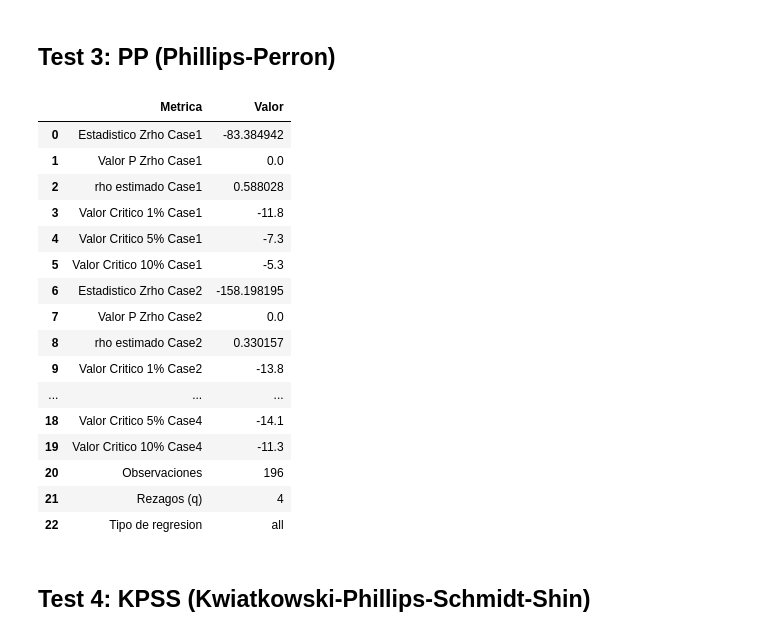
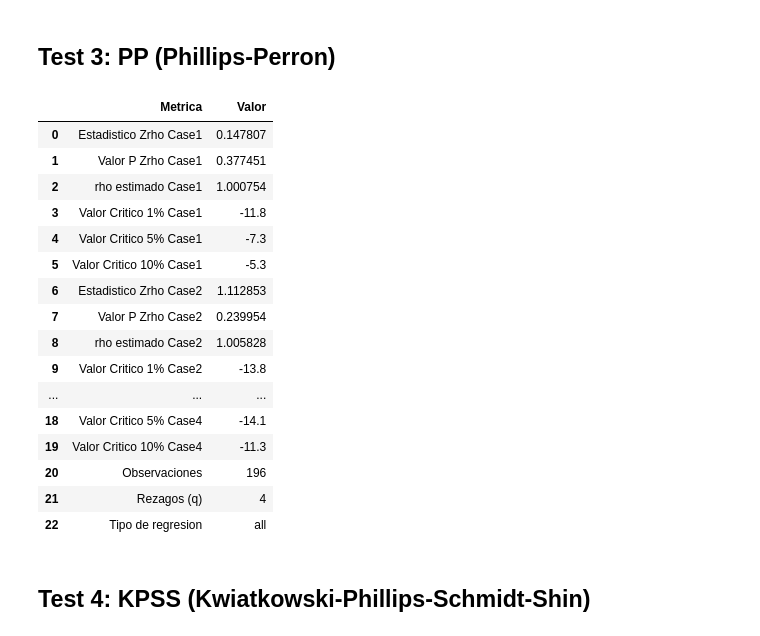
Before and after one commit to ensta630team/Homeworks, a Jupyter notebook: presentation/notebooks/hw_3/pregunta.ipynb, the cells around one changed output. Drawn from its saved outputs; the diff is of its cells as text; code cells hidden in the pictures.

```diff
--- a/presentation/notebooks/hw_3/pregunta.ipynb
+++ b/presentation/notebooks/hw_3/pregunta.ipynb
@@ -67,18 +67,18 @@ Test ADF
 # %% [markdown]
 ## Test 3: PP (Phillips-Perron)
 # %%
-testmodule.test_pp(dataset['dtp'])
+testmodule.test_pp(dataset['p'])
 # %% [output]
 |  | Metrica | Valor |
-| 0 | Estadistico Zrho Case1 | -83.384942 |
-| 1 | Valor P Zrho Case1 | 0.0 |
-| 2 | rho estimado Case1 | 0.588028 |
+| 0 | Estadistico Zrho Case1 | 0.147807 |
+| 1 | Valor P Zrho Case1 | 0.377451 |
+| 2 | rho estimado Case1 | 1.000754 |
 | 3 | Valor Critico 1% Case1 | -11.8 |
 | 4 | Valor Critico 5% Case1 | -7.3 |
 | 5 | Valor Critico 10% Case1 | -5.3 |
-| 6 | Estadistico Zrho Case2 | -158.198195 |
-| 7 | Valor P Zrho Case2 | 0.0 |
-| 8 | rho estimado Case2 | 0.330157 |
+| 6 | Estadistico Zrho Case2 | 1.112853 |
+| 7 | Valor P Zrho Case2 | 0.239954 |
+| 8 | rho estimado Case2 | 1.005828 |
 | 9 | Valor Critico 1% Case2 | -13.8 |
 | ... | ... | ... |
 | 18 | Valor Critico 5% Case4 | -14.1 |
```
Also changed, not shown: 1 other file.
